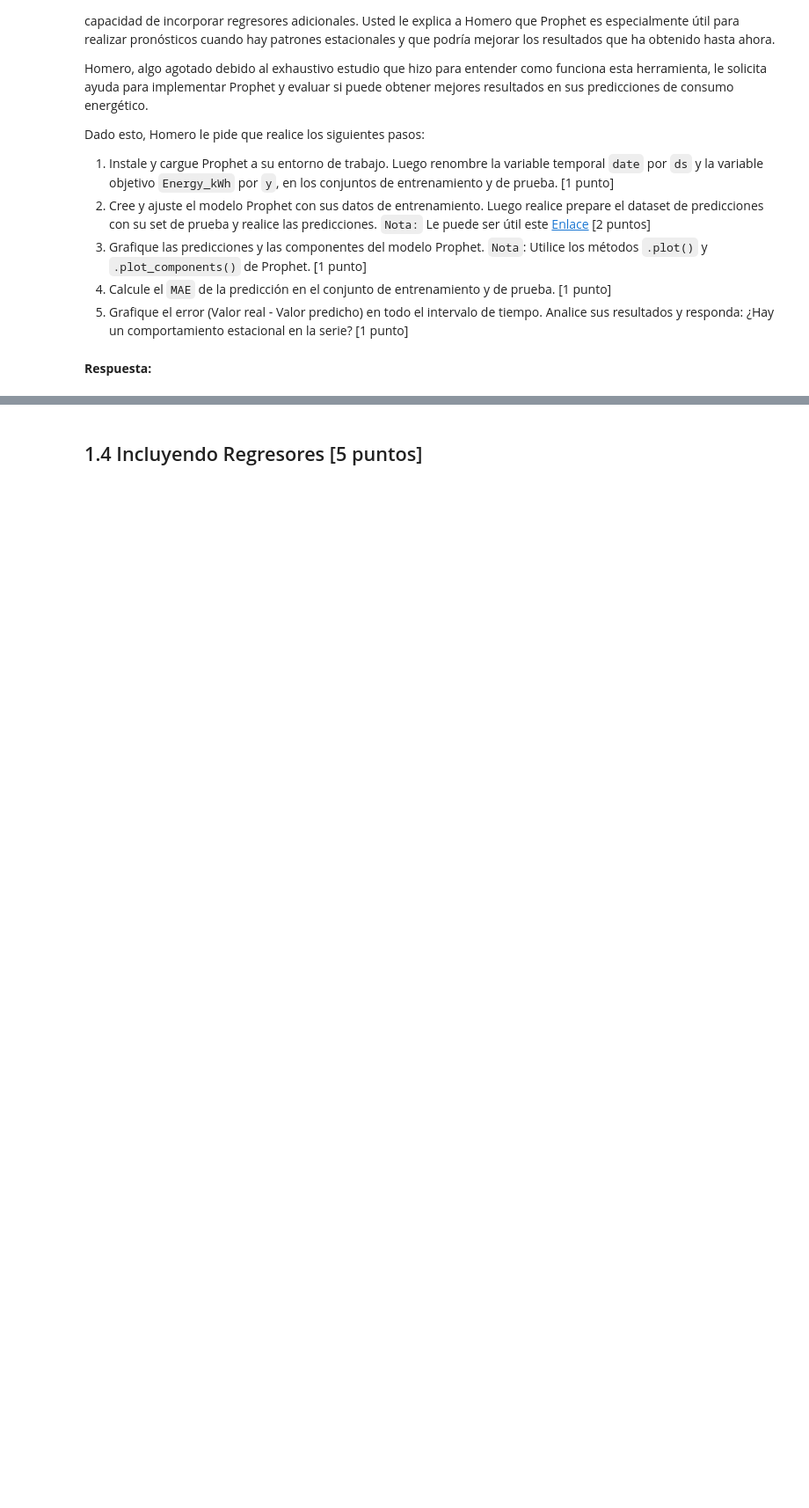
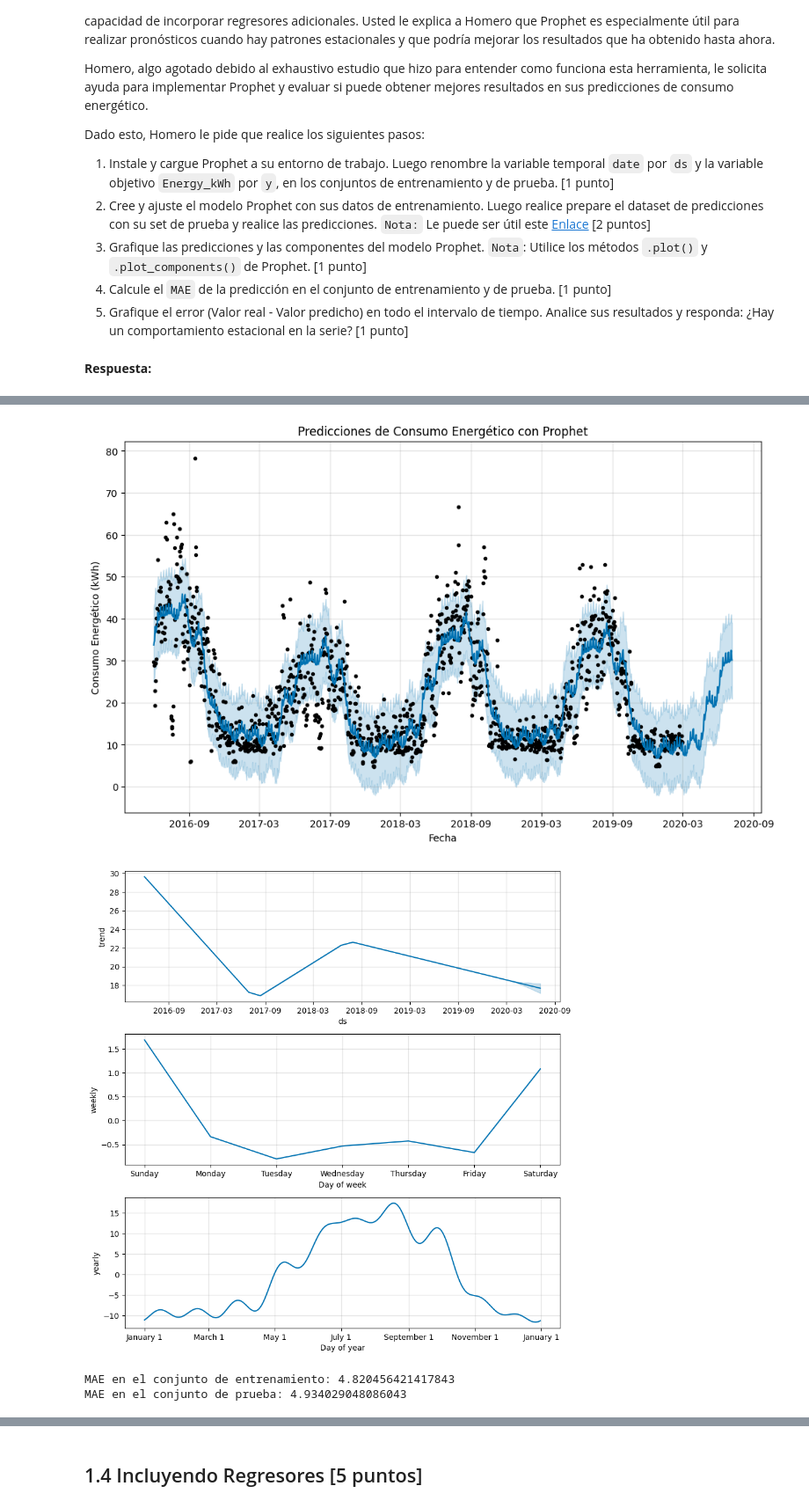
Before and after one commit to Qajirr/MDS7202-Labs, a Jupyter notebook: Lab 8 - Forecasting/Lab_8_Enunciado.ipynb, the cells around one changed output, grey strips where cells are left out. Shown at 88% size. Cells and saved outputs as stored; diff of their text form; code cells hidden in the pictures; blank space fills up the shorter version.

```diff
--- a/Lab 8 - Forecasting/Lab_8_Enunciado.ipynb
+++ b/Lab 8 - Forecasting/Lab_8_Enunciado.ipynb
@@ -159,0 +400,53 @@ from prophet.plot import plot_plotly, plot_components_plotly
+# %%
+#CODIGO AQUI
+# Renombrar columnas para Prophet
+train_data_prophet = train_data[['date', 'Energy_kWh']].rename(columns={'date': 'ds', 'Energy_kWh': 'y'})
+test_data_prophet = test_data[['date', 'Energy_kWh']].rename(columns={'date': 'ds', 'Energy_kWh': 'y'})
+
+# Crear y ajustar el modelo Prophet
+model = Prophet()
+model.fit(train_data_prophet)
+
+# Crear un DataFrame de fechas futuras (incluye el conjunto de prueba)
+future = model.make_future_dataframe(periods=len(test_data), freq='D')
+
+# Realizar predicciones
+forecast = model.predict(future)
+
+# Graficar las predicciones
+fig = model.plot(forecast)
+plt.title('Predicciones de Consumo Energético con Prophet')
+plt.xlabel('Fecha')
+plt.ylabel('Consumo Energético (kWh)')
+plt.show()
+
+# Graficar las componentes del modelo Prophet
+fig2 = model.plot_components(forecast)
+plt.show()
+
+# Calcular el MAE para el conjunto de entrenamiento y prueba
+train_predictions = forecast[forecast['ds'] <= cutoff_date]['yhat']
+test_predictions = forecast[forecast['ds'] > cutoff_date]['yhat']
+
+train_mae = mean_absolute_error(train_data_prophet['y'], train_predictions)
+test_mae = mean_absolute_error(test_data_prophet['y'], test_predictions)
+
+print(f'MAE en el conjunto de entrenamiento: {train_mae}')
+print(f'MAE en el conjunto de prueba: {test_mae}')
+
+# Graficar el error (Valor real - Valor predicho) para todo el intervalo de tiempo
+train_data['error_prophet'] = train_data['Energy_kWh'] - train_predictions.values
+test_data['error_prophet'] = test_data['Energy_kWh'] - test_predictions.values
+
+plt.figure(figsize=(10,6))
+plt.plot(train_data['date'], train_data['error_prophet'], label='Error - Entrenamiento', color='red')
+plt.plot(test_data['date'], test_data['error_prophet'], label='Error - Prueba', color='purple', linestyle='dashed')
+plt.title('Error de Predicción con Prophet en el Consumo Energético')
+plt.xlabel('Fecha')
+plt.ylabel('Error (kWh)')
+plt.legend()
+plt.grid(True)
+plt.xticks(rotation=45)
+plt.tight_layout()
+plt.show()
+# %% [output]
@@ -159,0 +455,4 @@ from prophet.plot import plot_plotly, plot_components_plotly
+[figure, added]
+[figure, added]
+MAE en el conjunto de entrenamiento: 4.820456421417843
+MAE en el conjunto de prueba: 4.934029048086043
```
Also changed, not shown: parts of 18 cells of this notebook.
